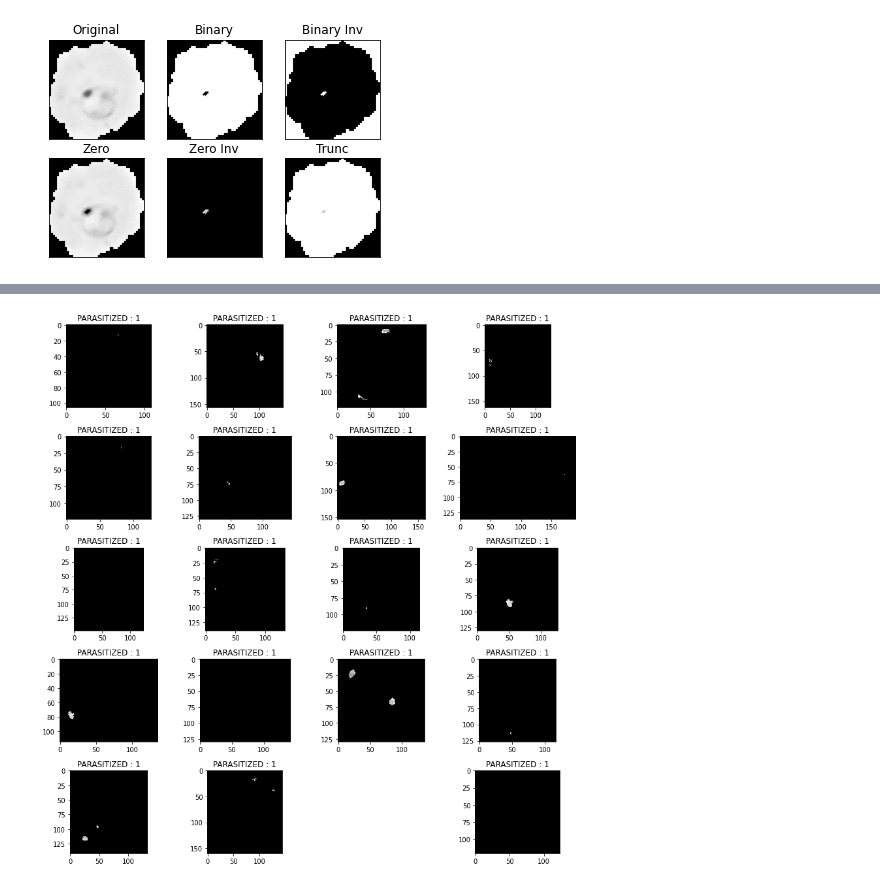
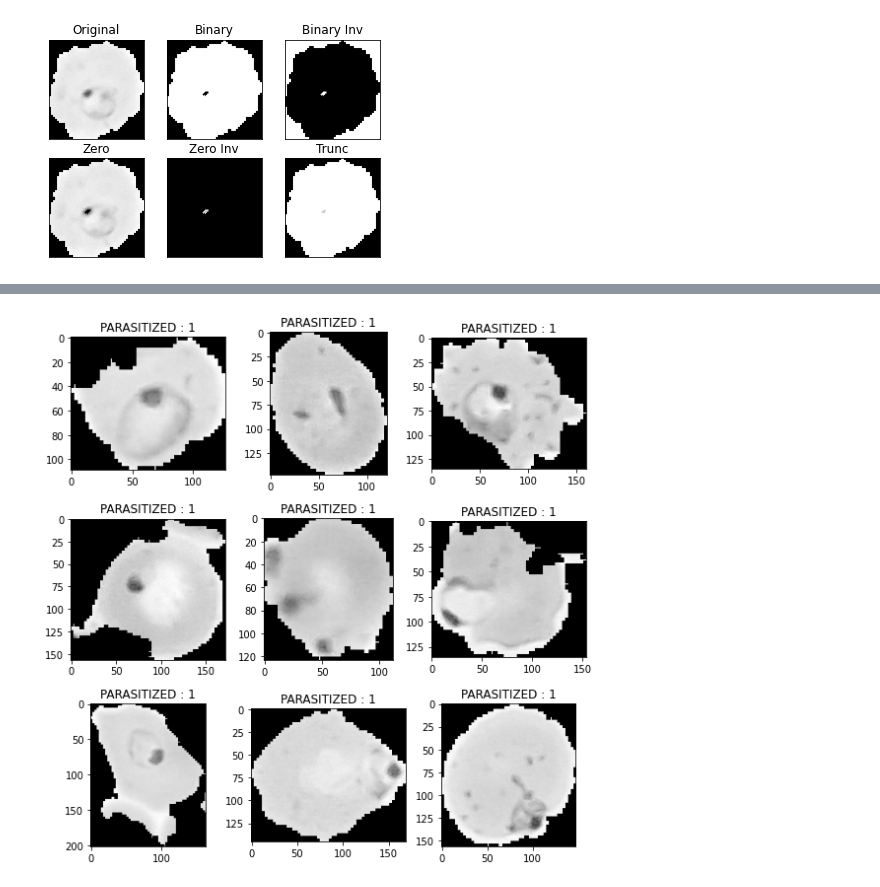
Before and after one commit to UttaraKet1607/Malarial-Cell-Image-Segmentation, a Jupyter notebook: Segmentation.ipynb, the cells around one changed output, grey strips where cells are left out. Cells and saved outputs as stored; diff of their text form; code cells hidden in the pictures.

```diff
--- a/Segmentation.ipynb
+++ b/Segmentation.ipynb
@@ -134,37 +122,3 @@ for i in range(6):
 plt.show()
 # %% [output]
 [figure]
-# %%
-imgpath1 =  "/content/cell_images/Parasitized/C100P61ThinF_IMG_20150918_144348_cell_139.png"
-imgpath2 =  "/content/cell_images/Parasitized/C100P61ThinF_IMG_20150918_144104_cell_163.png"
-imgpath3 =  "/content/cell_images/Parasitized/C100P61ThinF_IMG_20150918_144104_cell_164.png"
-imgpath4 =  "/content/cell_images/Parasitized/C100P61ThinF_IMG_20150918_144104_cell_165.png"
-imgpath5 =  "/content/cell_images/Parasitized/C100P61ThinF_IMG_20150918_144104_cell_167.png"
-img1 = cv2.imread(imgpath1, 0)
-img2= cv2.imread(imgpath2, 0)
-img3 = cv2.imread(imgpath3, 0)
-img4 = cv2.imread(imgpath4, 0)
-img5 = cv2.imread(imgpath5, 0)
-th = 0
-max_val = 255
-
-ret, o1 = cv2.threshold(img1, th, max_val, cv2.THRESH_TOZERO_INV + cv2.THRESH_OTSU )
-ret, o2 = cv2.threshold(img2, th, max_val, cv2.THRESH_TOZERO_INV + cv2.THRESH_OTSU )
-ret, o3 = cv2.threshold(img3, th, max_val, cv2.THRESH_TOZERO_INV + cv2.THRESH_OTSU )
-ret, o4 = cv2.threshold(img4, th, max_val, cv2.THRESH_TOZERO_INV + cv2.THRESH_OTSU )
-ret, o5 = cv2.threshold(img5, th, max_val, cv2.THRESH_TOZERO_INV + cv2.THRESH_OTSU )
-
-output = [img1, o1,img2, o2,img3, o3,img4, o4,img5, o5]
-
-titles = ['Original', 'Binary Inv', 'Original', 'Binary Inv','Original', 'Binary Inv','Original', 'Binary Inv','Original', 'Binary Inv']
-
-import matplotlib.pyplot as plt
-plt.rcParams["figure.figsize"] = (4,16)
-for i in range(10):
-        plt.subplot(5, 2, i+1)
-        plt.imshow(output[i], cmap='gray')
-        plt.title(titles[i])
-        plt.xticks([])
-        plt.yticks([])
-
-plt.show()
@@ -173,12 +125,11 @@ plt.show()
 # %%
-plt.figure(figsize = (12,12))
-for i in range(20):
-    plt.subplot(5, 4, i+1)
+plt.figure(figsize = (8,8))
+for i in range(9):
+    plt.subplot(3, 3, i+1)
     img = cv2.imread('/content/cell_images/Parasitized' + "/" + parasitized_data[i],0)
-    ret, o6 = cv2.threshold(img, th, max_val, cv2.THRESH_TOZERO_INV + cv2.THRESH_OTSU )
-    plt.imshow(o6, cmap='gray')
+    plt.imshow(img, cmap='gray')
     plt.title('PARASITIZED : 1')
     plt.tight_layout()
 plt.show()
 # %% [output]
-[figure, old version]
+[figure, new version]
```
Also changed, not shown: parts of 8 cells of this notebook.
